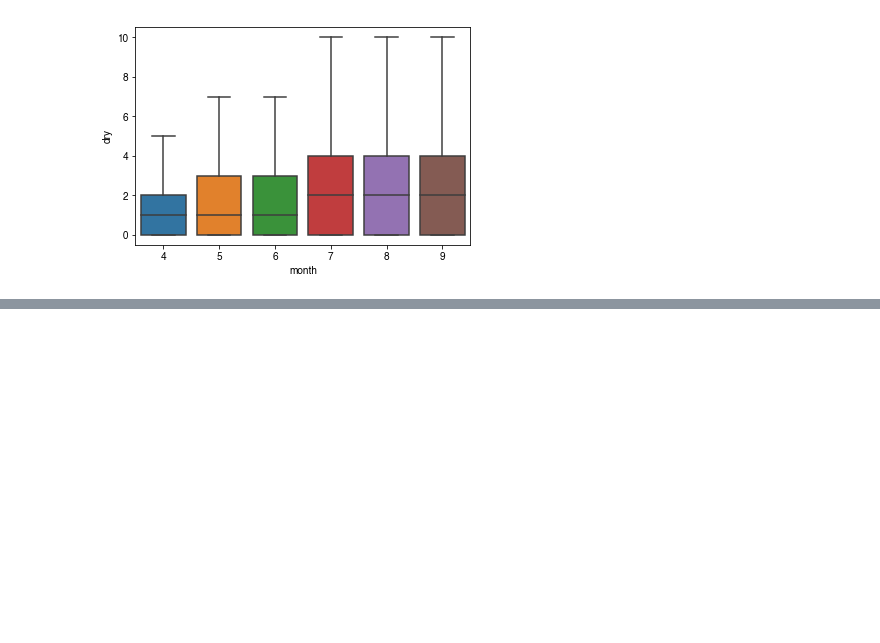
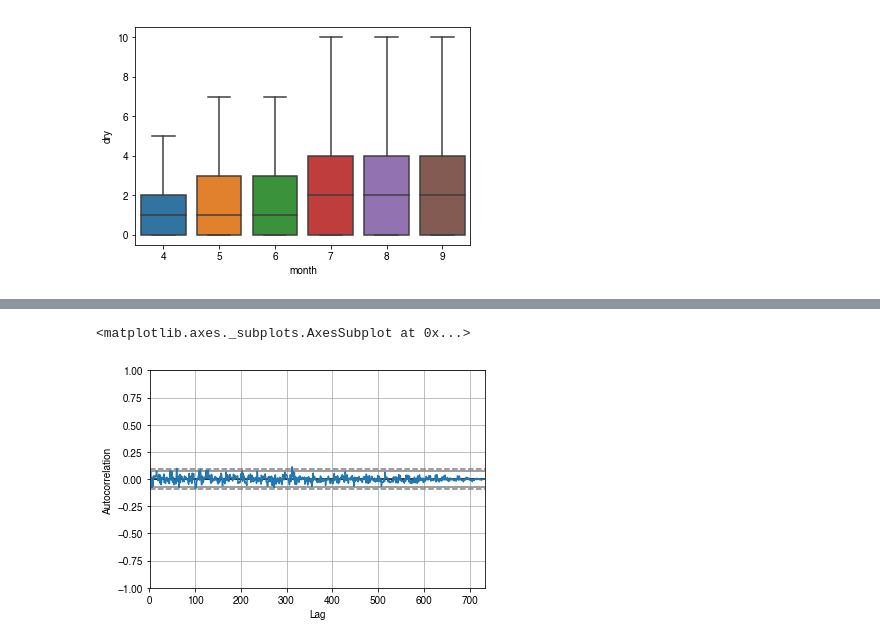
Before and after one commit to mdekauwe/TasFACE_rainfall, a Jupyter notebook: TasFACE_rainfall_analysis.ipynb, the cells around one changed output, grey strips where cells are left out. Drawn from its saved outputs; the diff is of its cells as text; code cells hidden in the pictures; blank space fills up the shorter version.

```diff
--- a/TasFACE_rainfall_analysis.ipynb
+++ b/TasFACE_rainfall_analysis.ipynb
@@ -137,0 +138,7 @@ plt.plot(df["PPT"].rolling(window=365, center=True, min_periods=300).mean())
+# %%
+# Check for randomness of data - Month
+from pandas.plotting import autocorrelation_plot
+autocorrelation_plot(df.PPT.resample("M").agg("sum"))
+# %% [output]
+<matplotlib.axes._subplots.AxesSubplot at 0x...>
+[figure, added]
```
Also changed, not shown: parts of 2 cells of this notebook.
